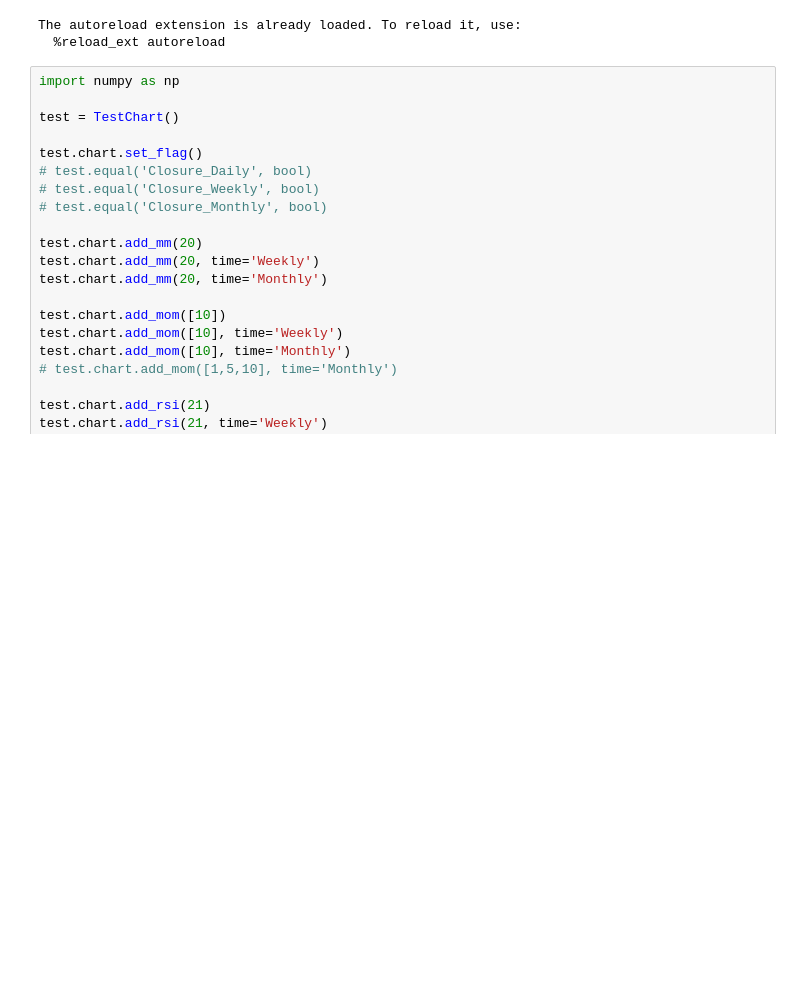
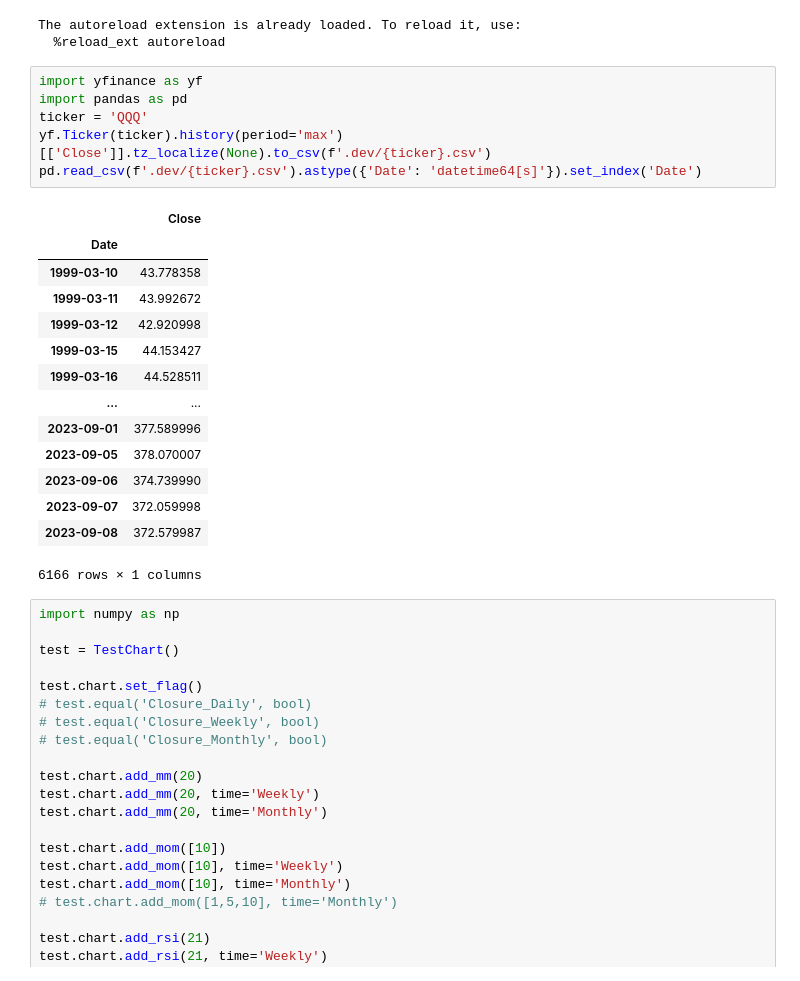
Before and after one commit to vixen-cordier/backtests, a Jupyter notebook: book.ipynb, the cells around one changed output. Drawn from its saved outputs; the diff is of its cells as text; blank space fills up the shorter version.

```diff
--- a/book.ipynb
+++ b/book.ipynb
@@ -4,6 +4,27 @@
 # %% [output]
 The autoreload extension is already loaded. To reload it, use:
   %reload_ext autoreload
+# %%
+import yfinance as yf
+import pandas as pd
+ticker = 'QQQ'
+yf.Ticker(ticker).history(period='max')[['Close']].tz_localize(None).to_csv(f'.dev/{ticker}.csv')
+pd.read_csv(f'.dev/{ticker}.csv').astype({'Date': 'datetime64[s]'}).set_index('Date')
+# %% [output]
+|  | Close |
+| Date |  |
+| 1999-03-10 | 43.778358 |
+| 1999-03-11 | 43.992672 |
+| 1999-03-12 | 42.920998 |
+| 1999-03-15 | 44.153427 |
+| 1999-03-16 | 44.528511 |
+| ... | ... |
+| 2023-09-01 | 377.589996 |
+| 2023-09-05 | 378.070007 |
+| 2023-09-06 | 374.739990 |
+| 2023-09-07 | 372.059998 |
+| 2023-09-08 | 372.579987 |
+6166 rows × 1 columns
 # %%
 import numpy as np
 
```
Also changed, not shown: 7 other files.
